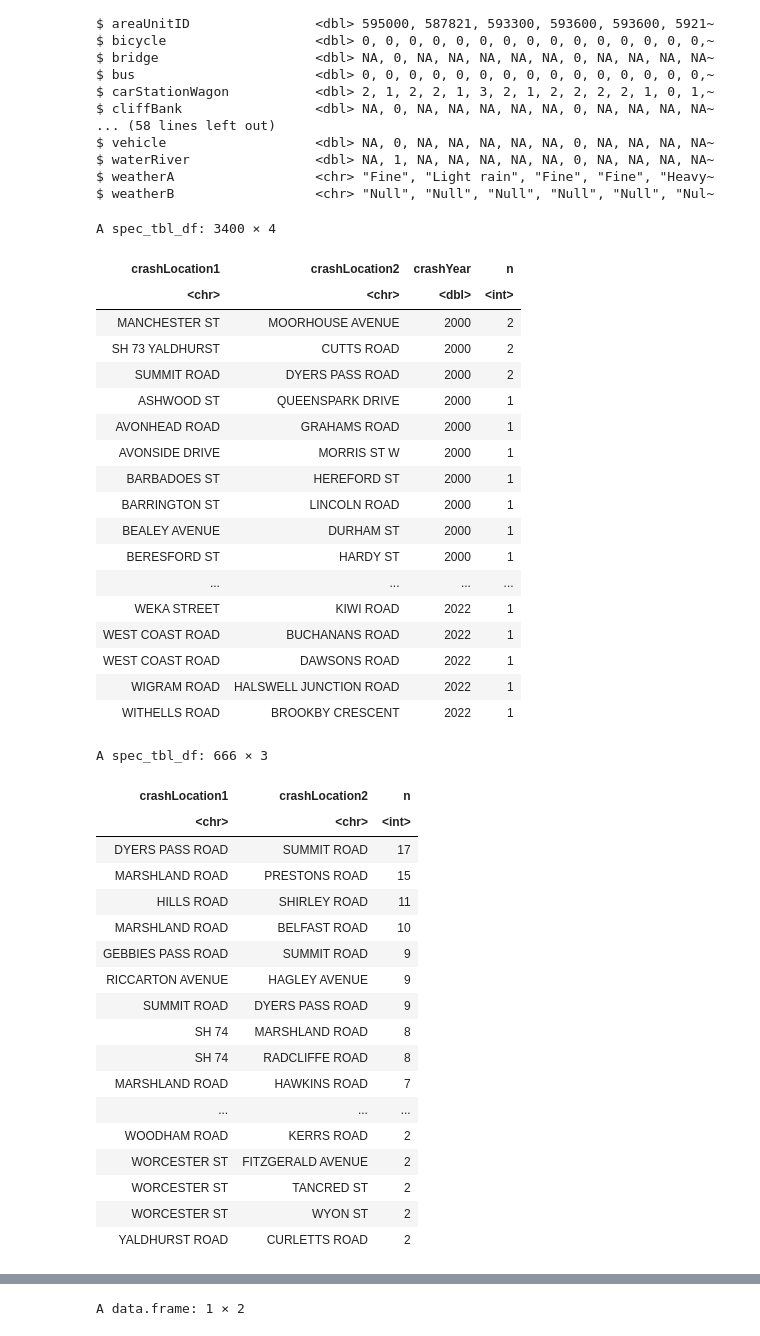
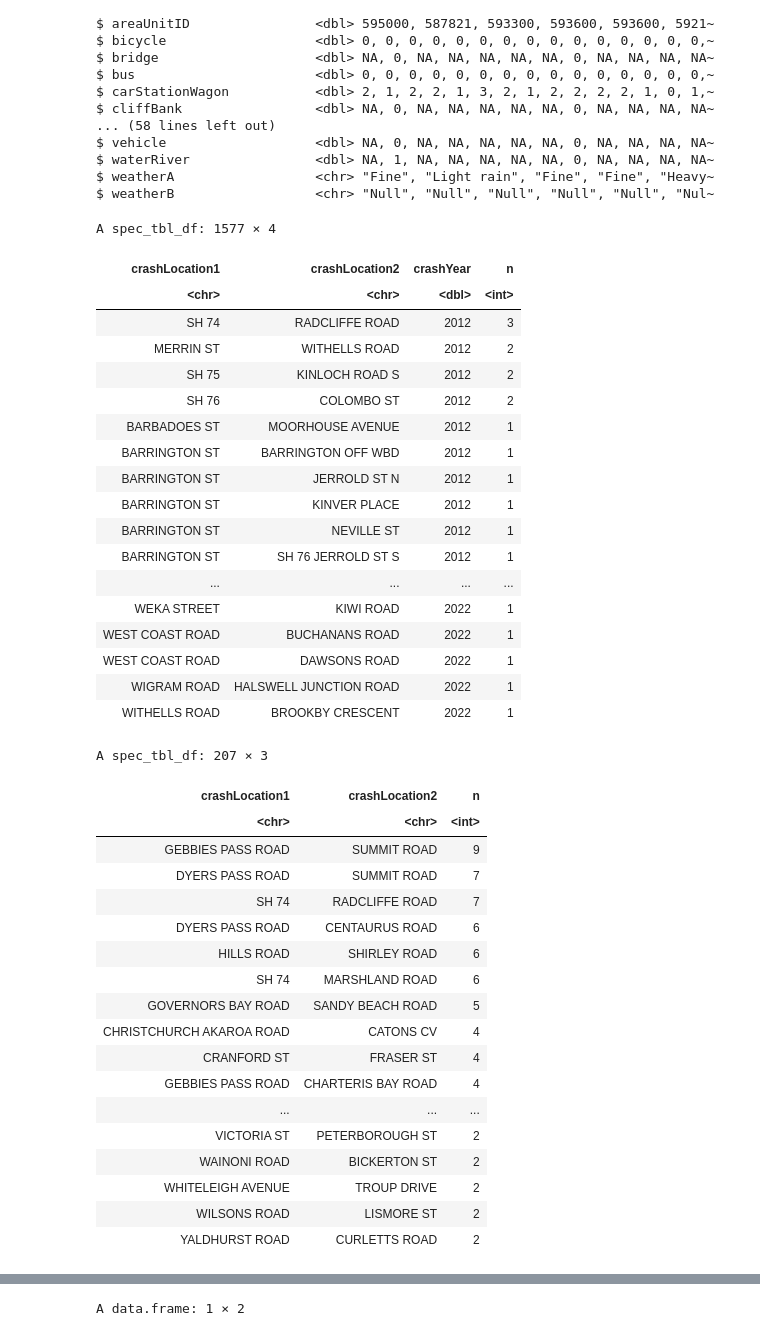
Before and after one commit to zelta1990/DATA422-Group-Project, a Jupyter notebook: group_project.ipynb, the cells around one changed output, grey strips where cells are left out. Cells and saved outputs as stored; diff of their text form; code cells hidden in the pictures.

```diff
--- a/group_project.ipynb
+++ b/group_project.ipynb
@@ -13,6 +13,7 @@ library(tidyverse)
 crash_df <- read_csv("https://raw.githubusercontent.com/zelta1990/STAT422-Group-Project/main/Crash_data_chch.csv") #Load Crash_data_chch.csv as a dataframe
 crash_df %>% head() #check initial dataset
 crash_df %>% glimpse() #check column types
+crash_df <- crash_df %>% filter(crashYear > 2011) #only return records after 2012
 #crash_df %>% skim() #quick data summary
 #crash_df %>% vis_miss(large_data_size = 9e+07)#Visualise missing values
 # %% [output]
@@ -54,7 +55,7 @@ $ weatherB                  <chr> "Null", "Null", "Null", "Null", "Null", "Nul~
 # %%
 #Calculate the count of accidents at one location for each year
 count_df <- crash_df %>%
-                filter(crashSeverity == "Serious Crash" | crashSeverity == "Fatal Crash" & crashYear > 2011) %>%
+                filter(crashSeverity == "Serious Crash" | crashSeverity == "Fatal Crash" ) %>%
                 count(crashLocation1, crashLocation2, crashYear,sort=TRUE)
 #Rank each location by accident count for each year
 all_year = list()
@@ -70,19 +71,19 @@ all_year_df
 #Using 2021 as an example
 #all_year_df %>% filter(crashYear == '2021')
 # %% [output]
-A spec_tbl_df: 3400 × 4
+A spec_tbl_df: 1577 × 4
 | crashLocation1 | crashLocation2 | crashYear | n |
 | <chr> | <chr> | <dbl> | <int> |
-| MANCHESTER ST | MOORHOUSE AVENUE | 2000 | 2 |
-| SH 73 YALDHURST | CUTTS ROAD | 2000 | 2 |
-| SUMMIT ROAD | DYERS PASS ROAD | 2000 | 2 |
-| ASHWOOD ST | QUEENSPARK DRIVE | 2000 | 1 |
-| AVONHEAD ROAD | GRAHAMS ROAD | 2000 | 1 |
-| AVONSIDE DRIVE | MORRIS ST W | 2000 | 1 |
-| BARBADOES ST | HEREFORD ST | 2000 | 1 |
-| BARRINGTON ST | LINCOLN ROAD | 2000 | 1 |
-| BEALEY AVENUE | DURHAM ST | 2000 | 1 |
-| BERESFORD ST | HARDY ST | 2000 | 1 |
+| SH 74 | RADCLIFFE ROAD | 2012 | 3 |
+| MERRIN ST | WITHELLS ROAD | 2012 | 2 |
+| SH 75 | KINLOCH ROAD S | 2012 | 2 |
+| SH 76 | COLOMBO ST | 2012 | 2 |
+| BARBADOES ST | MOORHOUSE AVENUE | 2012 | 1 |
+| BARRINGTON ST | BARRINGTON OFF WBD | 2012 | 1 |
+| BARRINGTON ST | JERROLD ST N | 2012 | 1 |
+| BARRINGTON ST | KINVER PLACE | 2012 | 1 |
+| BARRINGTON ST | NEVILLE ST | 2012 | 1 |
+| BARRINGTON ST | SH 76 JERROLD ST S | 2012 | 1 |
 | ... | ... | ... | ... |
 | WEKA STREET | KIWI ROAD | 2022 | 1 |
 | WEST COAST ROAD | BUCHANANS ROAD | 2022 | 1 |
@@ -92,30 +93,30 @@ A spec_tbl_df: 3400 × 4
 # %%
 #Calculate the accumulative count of serious or fatal accidents at one location over ten years and return locations with count > 1
 count_all_year_df <- crash_df %>%
-                filter(crashSeverity == "Serious Crash" | crashSeverity == "Fatal Crash" & crashYear  > 2011) %>%
+                filter(crashSeverity == "Serious Crash" | crashSeverity == "Fatal Crash" ) %>%
                 count(crashLocation1, crashLocation2,sort=TRUE)
 count_all_year_df <- count_all_year_df %>%
                         filter(n > 1)
 count_all_year_df
 # %% [output]
-A spec_tbl_df: 666 × 3
+A spec_tbl_df: 207 × 3
 | crashLocation1 | crashLocation2 | n |
 | <chr> | <chr> | <int> |
-| DYERS PASS ROAD | SUMMIT ROAD | 17 |
-| MARSHLAND ROAD | PRESTONS ROAD | 15 |
-| HILLS ROAD | SHIRLEY ROAD | 11 |
-| MARSHLAND ROAD | BELFAST ROAD | 10 |
 | GEBBIES PASS ROAD | SUMMIT ROAD | 9 |
-| RICCARTON AVENUE | HAGLEY AVENUE | 9 |
-| SUMMIT ROAD | DYERS PASS ROAD | 9 |
-| SH 74 | MARSHLAND ROAD | 8 |
-| SH 74 | RADCLIFFE ROAD | 8 |
-| MARSHLAND ROAD | HAWKINS ROAD | 7 |
+| DYERS PASS ROAD | SUMMIT ROAD | 7 |
+| SH 74 | RADCLIFFE ROAD | 7 |
+| DYERS PASS ROAD | CENTAURUS ROAD | 6 |
+| HILLS ROAD | SHIRLEY ROAD | 6 |
+| SH 74 | MARSHLAND ROAD | 6 |
+| GOVERNORS BAY ROAD | SANDY BEACH ROAD | 5 |
+| CHRISTCHURCH AKAROA ROAD | CATONS CV | 4 |
+| CRANFORD ST | FRASER ST | 4 |
+| GEBBIES PASS ROAD | CHARTERIS BAY ROAD | 4 |
 | ... | ... | ... |
-| WOODHAM ROAD | KERRS ROAD | 2 |
-| WORCESTER ST | FITZGERALD AVENUE | 2 |
-| WORCESTER ST | TANCRED ST | 2 |
-| WORCESTER ST | WYON ST | 2 |
+| VICTORIA ST | PETERBOROUGH ST | 2 |
+| WAINONI ROAD | BICKERTON ST | 2 |
+| WHITELEIGH AVENUE | TROUP DRIVE | 2 |
+| WILSONS ROAD | LISMORE ST | 2 |
 | YALDHURST ROAD | CURLETTS ROAD | 2 |
 # %%
 #Join count_all_year_df with original crash_df to return details for locations that had repeated accidents
```
Also changed, not shown: parts of 1 cell of this notebook.
